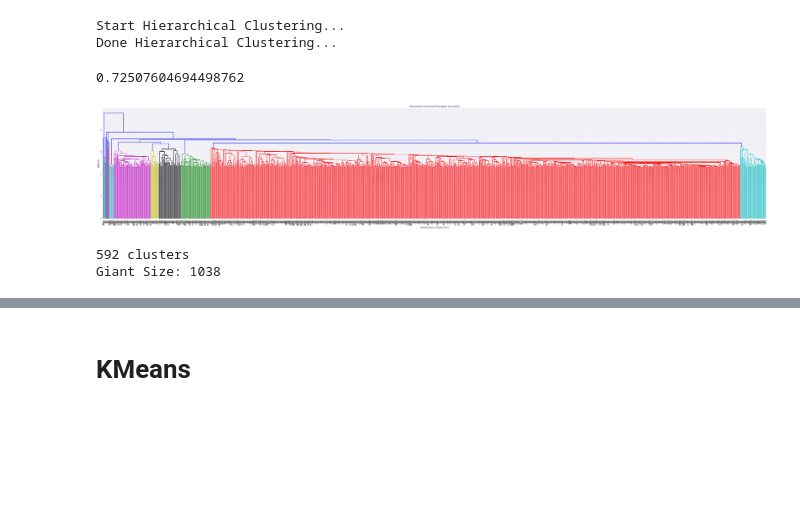
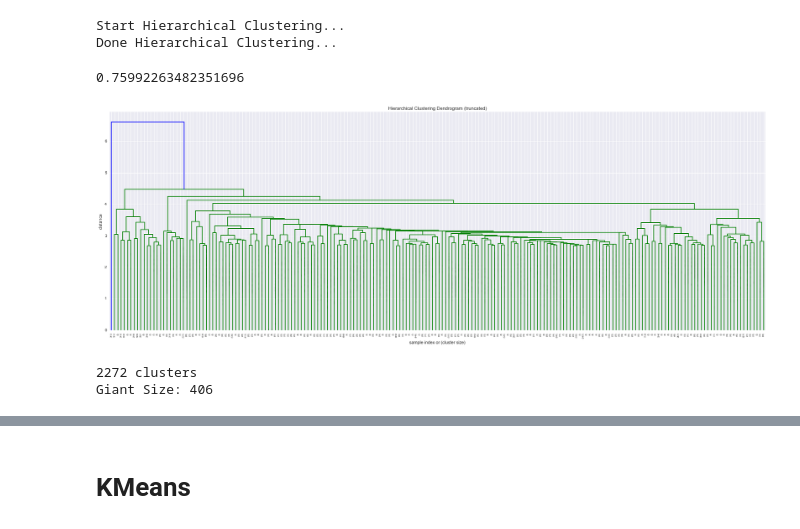
Before and after one commit to patorn/ucl_topic_structure_network_analysis, a Jupyter notebook: network.ipynb, the cells around one changed output, grey strips where cells are left out. Saved outputs shown, nothing was run; the diff lists cells and outputs as text; code cells hidden in the pictures; blank space fills up the shorter version.

```diff
--- a/network.ipynb
+++ b/network.ipynb
@@ -581,0 +731,16 @@ Overall Similarity Top 100 0.0567497283553
+# %%
+print("Intra")
+for i in np.arange(10,101,10):
+    print("{0:.3f}".format(intra_cluster_overall_similarity({k: v for k, v in topics.items() if k <= i})), end=",")
+
+print("\nInter")
+for i in np.arange(10,101,10):
+    print("{0:.3f}".format(inter_cluster_overall_similarity({k: v for k, v in topics.items() if k <= i})), end=",")
+
+print("\nPurity")
+for i in np.arange(10,101,10):
+    print("{0:.3f}".format(purity_weighted_score(i, labels_true)), end=",")
+
+print("\nEntropy")
+for i in np.arange(10,101,10):
+    print("{0:.3f}".format(entropy_weighted_score(i, labels_true)), end=",")
@@ -846,9 +1020,9 @@ sg_lcm.write_gml('tmp/igraph_lcm_8245.gml')
 # %%
 lda_sim = cosine_similarity(mat_lda, mat_lda)
 # %%
-g_lcm = ig.Graph.Read_GML('tmp/igraph_lcm_8245.gml')
+g_lcm = ig.Graph.Read_GML('tmp/igraph_lcm_01.gml')
 # %%
-sg_lcm = g_lcm.es.select(weight_ge=0.8245).subgraph() #0.8245
+sg_lcm = g_lcm.es.select(weight_ge=0.8).subgraph() #0.8245
 # %%
 print("Nodes {}".format(sg_lcm.vcount()))
 print("Edges {}".format(sg_lcm.ecount()))
@@ -992,8 +1201,8 @@ Done Hierarchical Clustering...
 from scipy.cluster.hierarchy import cophenet
 from scipy.spatial.distance import pdist
 
-c, coph_dists = cophenet(linkage_matrix, pdist(dist))
+c, coph_dists = cophenet(linkage_matrix, pdist(dist2))
 c
 # %% [output]
-0.72507604694498762
+0.75992263482351696
 # %%
@@ -1001,19 +1212,19 @@ pickle.dump(linkage_matrix, open('tmp/linkage_matrix_average_eucli.pickle', 'wb'
 # %%
-linkage_matrix = pickle.load(open('tmp/linkage_matrix_average_eucli.pickle', 'rb'))
+linkage_matrix = pickle.load(open('tmp/linkage_matrix_average.pickle', 'rb'))
 # %%
-plt.figure(figsize=(60, 10))
+plt.figure(figsize=(30, 10))
 fancy_dendrogram(
     linkage_matrix,
     truncate_mode='lastp',
-    p=1000,
+    p=200,
     leaf_rotation=90.,
-    leaf_font_size=12.,
+    leaf_font_size=5.,
     show_contracted=True,
-    annotate_above=10,  # useful in small plots so annotations don't overlap
+    annotate_above=200,  # useful in small plots so annotations don't overlap
 )
 plt.show()
 # %% [output]
-[figure, old version]
+[figure, new version]
 # %%
 from scipy.cluster.hierarchy import fclusterdata, fcluster
 
@@ -1025,7 +1236,7 @@ def cluster_indices(cluster_assignments):
     return indices
 
 # Compute the clusters.
-cluster_assignments = fcluster(linkage_matrix, 2.4, criterion="distance")
+cluster_assignments = fcluster(linkage_matrix, 2, criterion="distance")
 
 # Print the indices of the data points in each cluster.
 num_clusters = cluster_assignments.max()
@@ -1041,8 +1252,8 @@ for k, ind in enumerate(indices):
     for i in ind:
         docs[token_keys[i]]['hclust'] = k
 # %% [output]
-592 clusters
-Giant Size: 1038
+2272 clusters
+Giant Size: 406
 # %%
 hclust_items = sorted(docs.items(), key=lambda x: x[1]['hclust'])
 # %%
```
Also changed, not shown: parts of 103 cells of this notebook.
